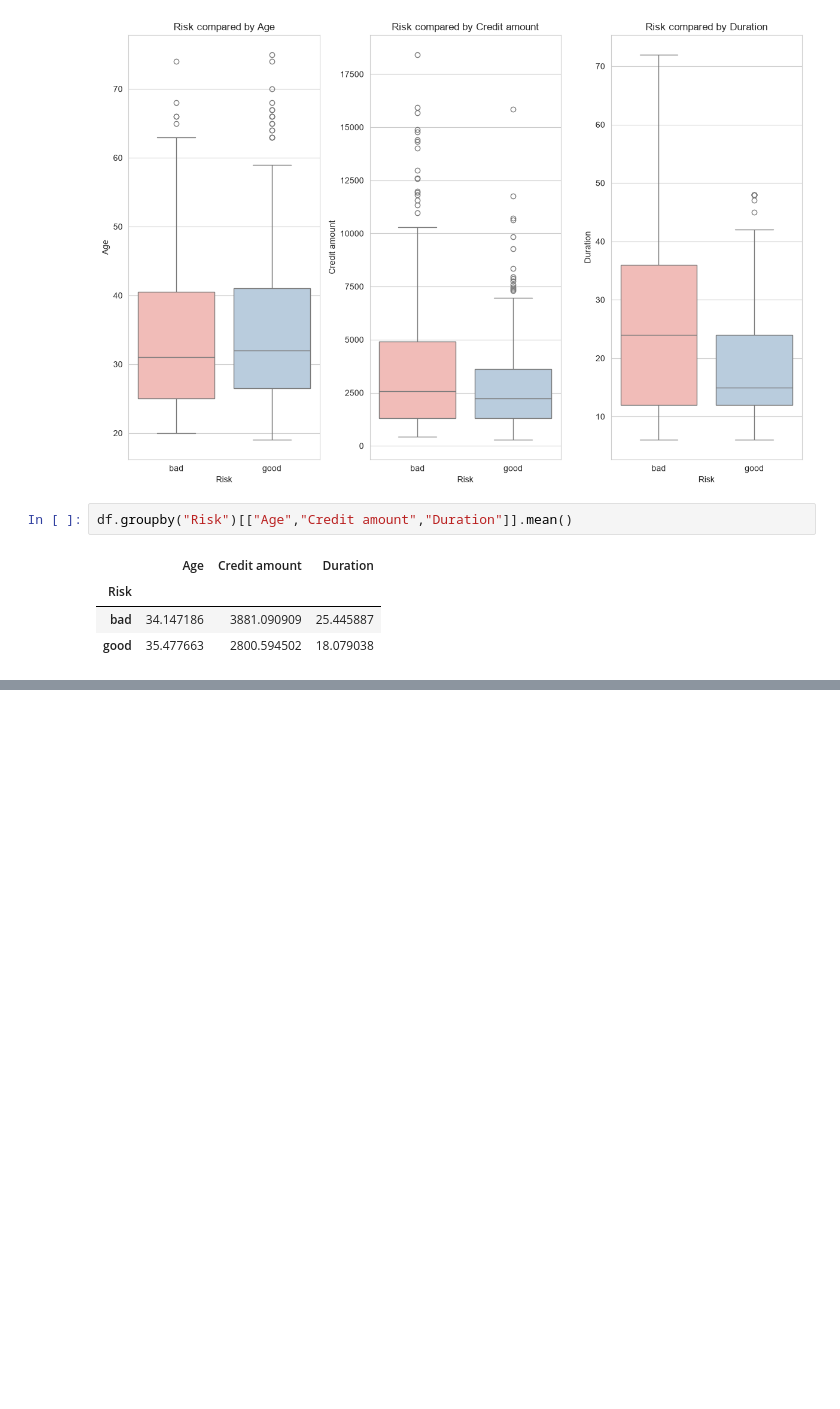
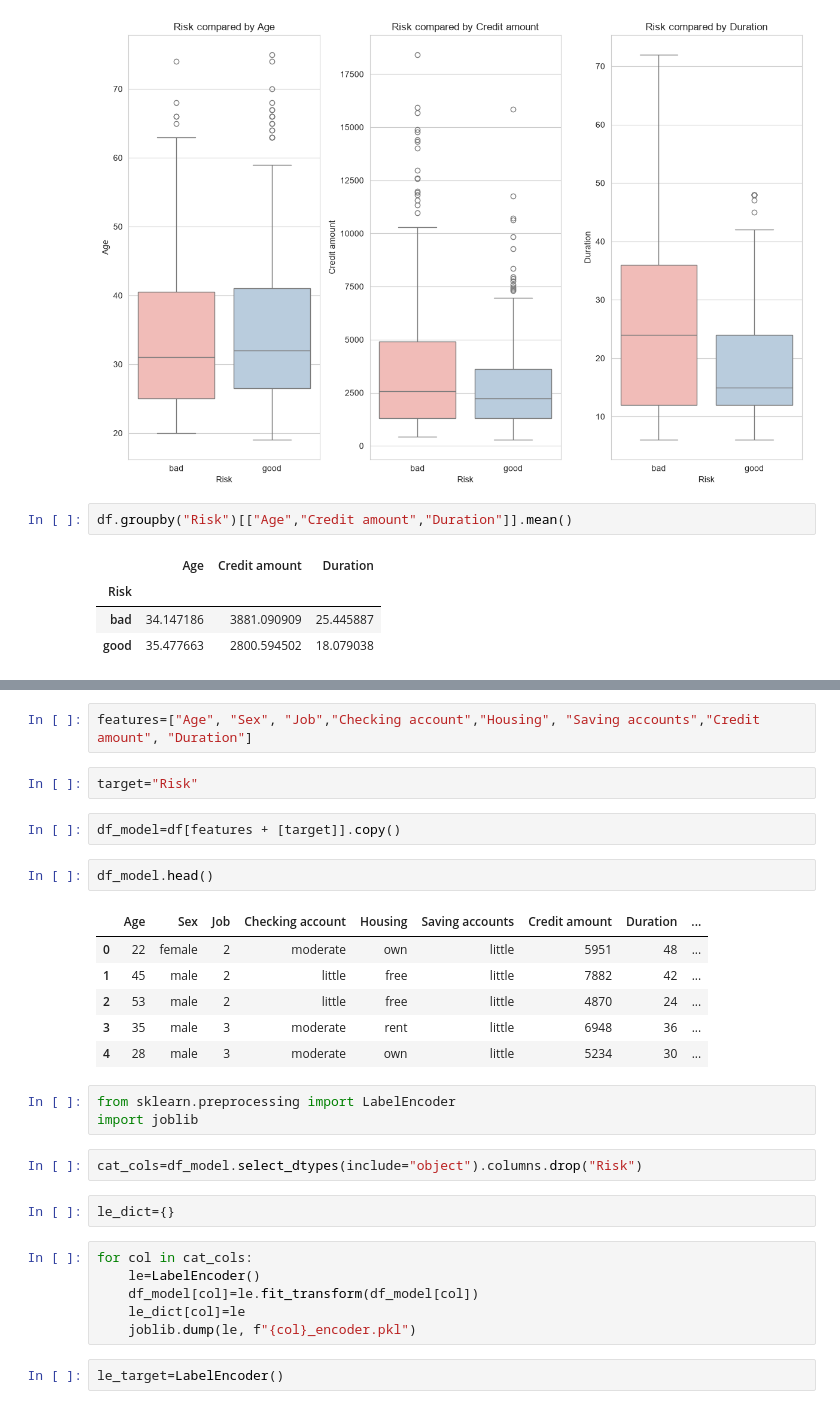
Before and after one commit to Immy101/creditriskmodel, a Jupyter notebook: basics/analysis_model.ipynb, the cells around one changed output, grey strips where cells are left out. Cells and saved outputs as stored; diff of their text form; blank space fills up the shorter version.

```diff
--- a/basics/analysis_model.ipynb
+++ b/basics/analysis_model.ipynb
@@ -250,0 +252,30 @@ Error:
+# %%
+features=["Age", "Sex", "Job","Checking account","Housing", "Saving accounts","Credit amount", "Duration"]
+# %%
+target="Risk"
+# %%
+df_model=df[features + [target]].copy()
+# %%
+df_model.head()
+# %% [output]
+|  | Age | Sex | Job | Checking account | Housing | Saving accounts | Credit amount | Duration | ... |
+| 0 | 22 | female | 2 | moderate | own | little | 5951 | 48 | ... |
+| 1 | 45 | male | 2 | little | free | little | 7882 | 42 | ... |
+| 2 | 53 | male | 2 | little | free | little | 4870 | 24 | ... |
+| 3 | 35 | male | 3 | moderate | rent | little | 6948 | 36 | ... |
+| 4 | 28 | male | 3 | moderate | own | little | 5234 | 30 | ... |
+# %%
+from sklearn.preprocessing import LabelEncoder
+import joblib
+# %%
+cat_cols=df_model.select_dtypes(include="object").columns.drop("Risk")
+# %%
+le_dict={}
+# %%
+for col in cat_cols:
+    le=LabelEncoder()
+    df_model[col]=le.fit_transform(df_model[col])
+    le_dict[col]=le
+    joblib.dump(le, f"{col}_encoder.pkl")
+# %%
+le_target=LabelEncoder()
```
Also changed, not shown: parts of 11 cells of this notebook, 1 other file.
